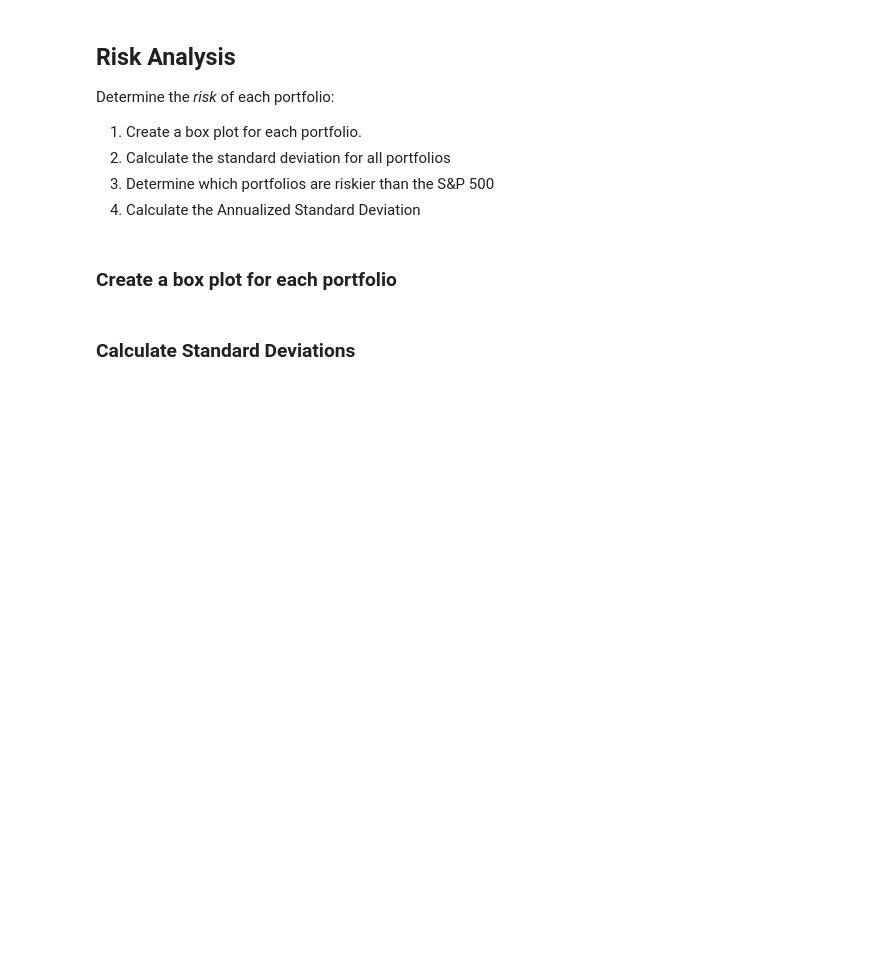
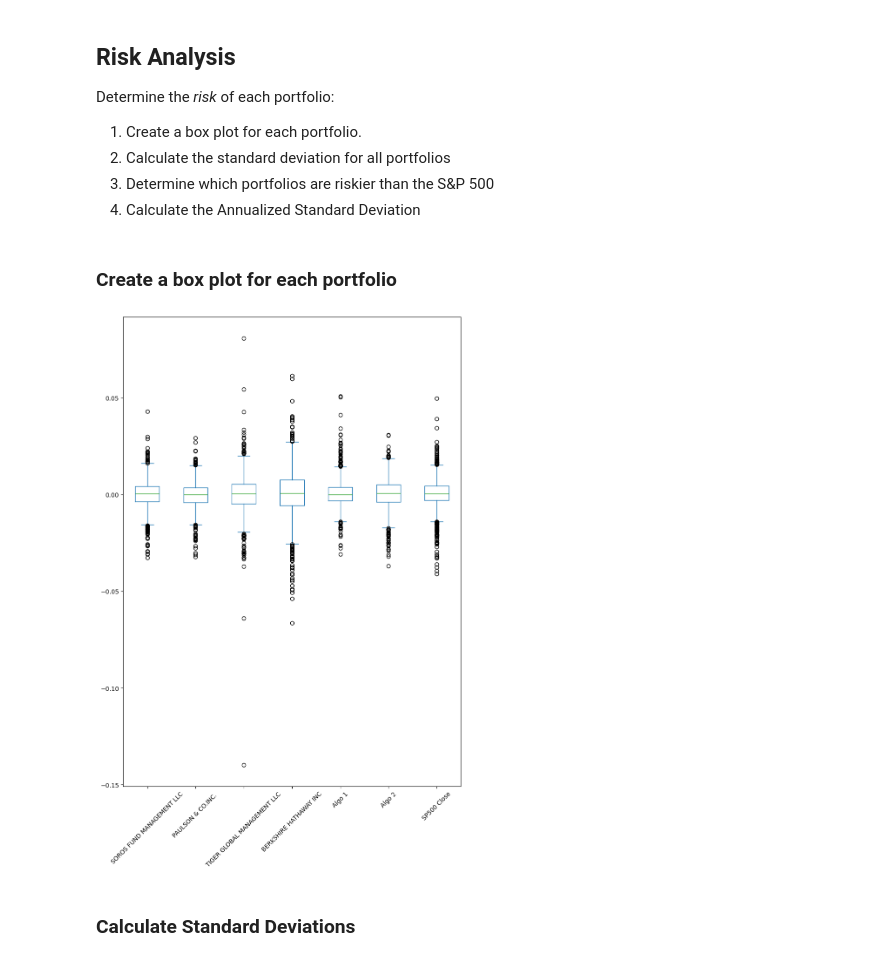
Before and after one commit to Joshbazz/Module-4-Challenge-Portfolio-Analysis, a Jupyter notebook: whale_analysis.ipynb, the cells around one changed output. Saved outputs shown, nothing was run; the diff lists cells and outputs as text; code cells hidden in the pictures; blank space fills up the shorter version.

```diff
--- a/whale_analysis.ipynb
+++ b/whale_analysis.ipynb
@@ -261,6 +271,11 @@ Determine the _risk_ of each portfolio:
 ### Create a box plot for each portfolio
 # %%
 # Box plot to visually show risk
+boxplot = merged_df.plot(kind='box', figsize=(10, 14))
+plt.xticks(rotation=45)
+plt.show()
+# %% [output]
+[figure, added]
 # %% [markdown]
 ### Calculate Standard Deviations
 # %%
```
Also changed, not shown: parts of 15 cells of this notebook.
